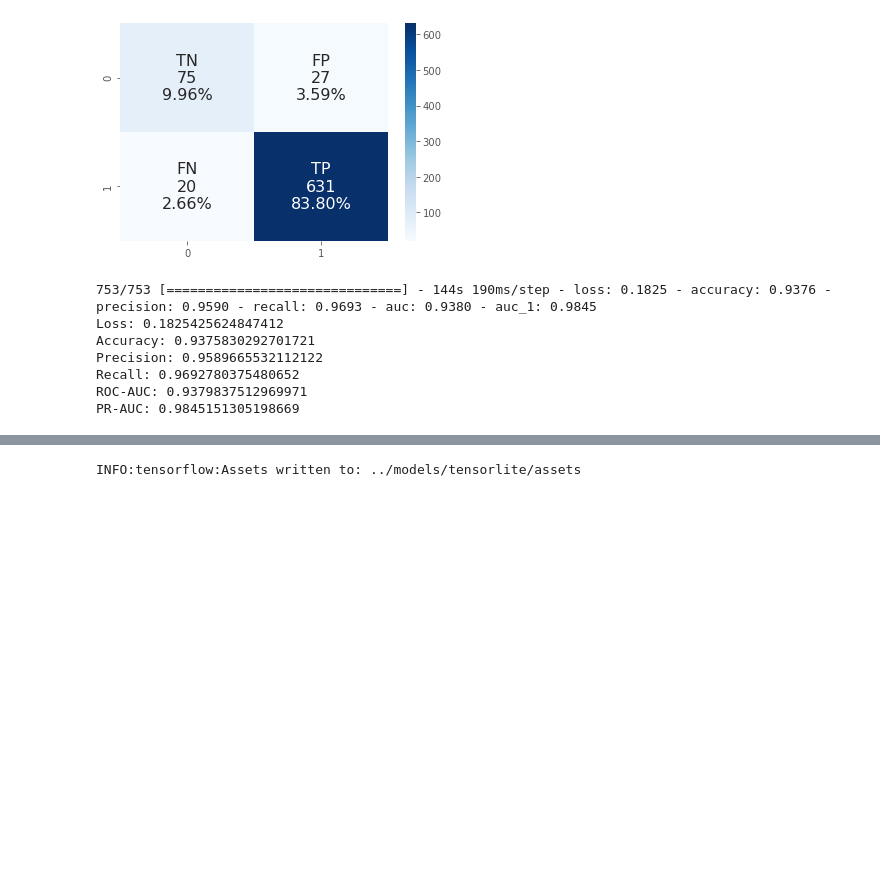
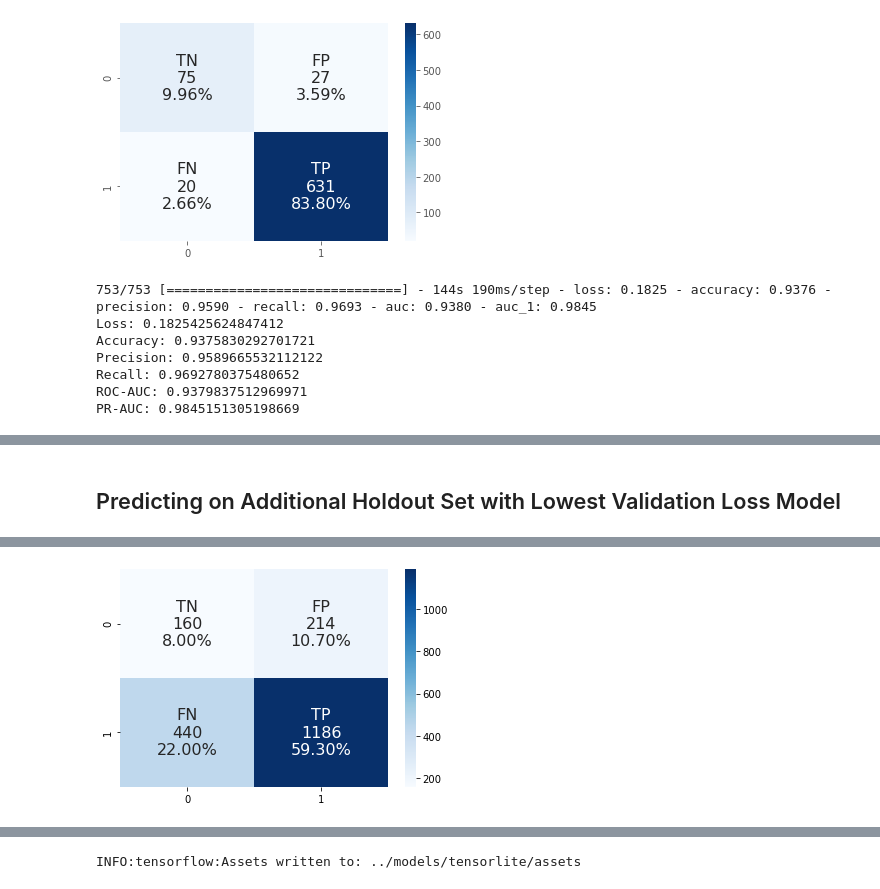
Before and after one commit to datascisteven/Melanoma-Image-Classification, a Jupyter notebook: notebooks/flutter.ipynb, the cells around one changed output, grey strips where cells are left out. Saved outputs shown, nothing was run; the diff lists cells and outputs as text; code cells hidden in the pictures; blank space fills up the shorter version.

```diff
--- a/notebooks/flutter.ipynb
+++ b/notebooks/flutter.ipynb
@@ -269,0 +316,10 @@ PR-AUC: 0.9845151305198669
+# %% [markdown]
+## Predicting on Additional Holdout Set with Lowest Validation Loss Model
+# %%
+# display confusion matrix visualization
+test_generator_2.reset()
+pred_2a = model2.predict_generator(test_generator_2, steps = STEP_SIZE_TEST_2, verbose = 1)
+y_true = test_generator_2.classes
+y_pred_2a = pred_2a > 0.5
+make_confusion_matrix(y_true, y_pred_2a)
+# %% [output]
@@ -269,0 +327 @@ PR-AUC: 0.9845151305198669
+[figure, added]
```
Also changed, not shown: parts of 27 cells of this notebook, 8 other files.
